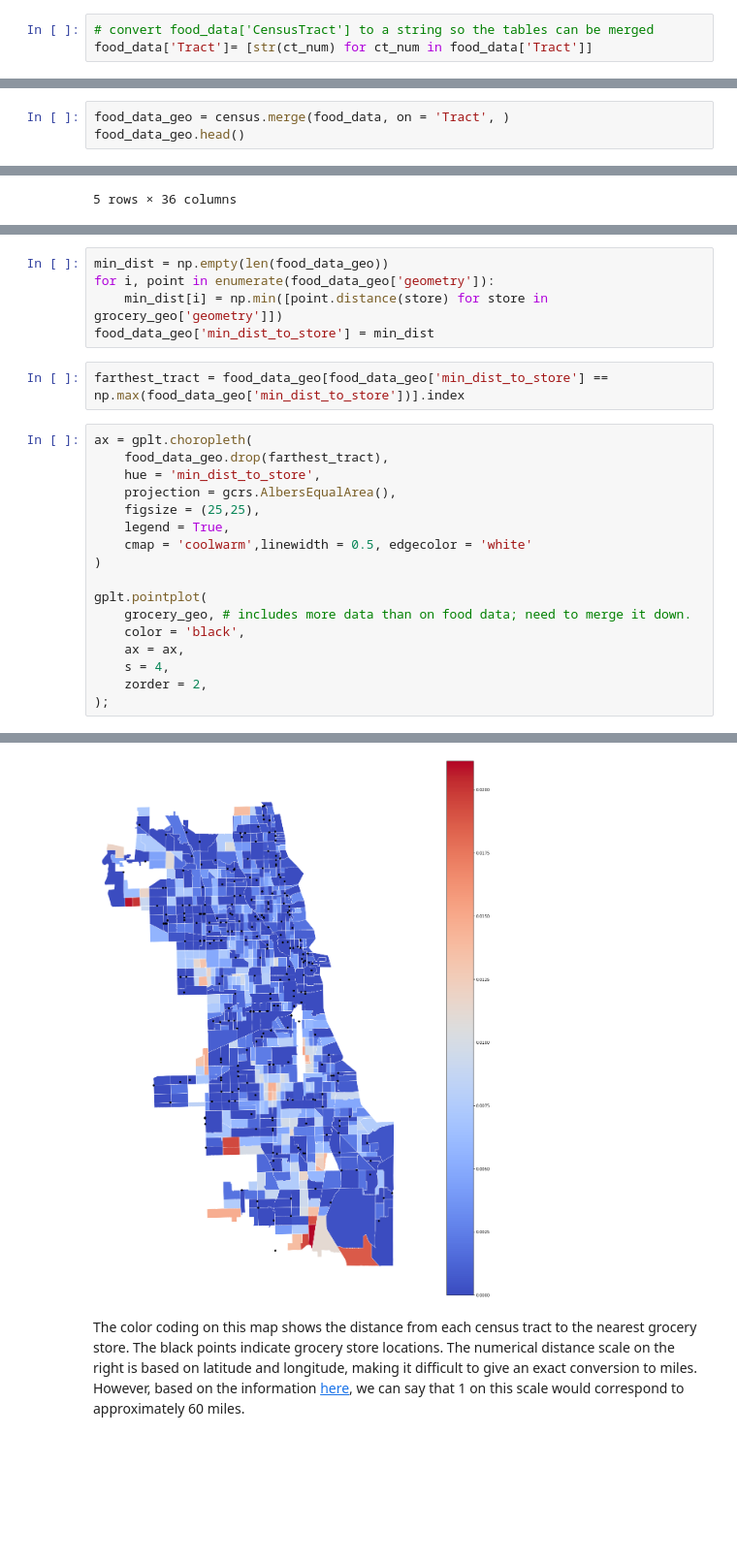
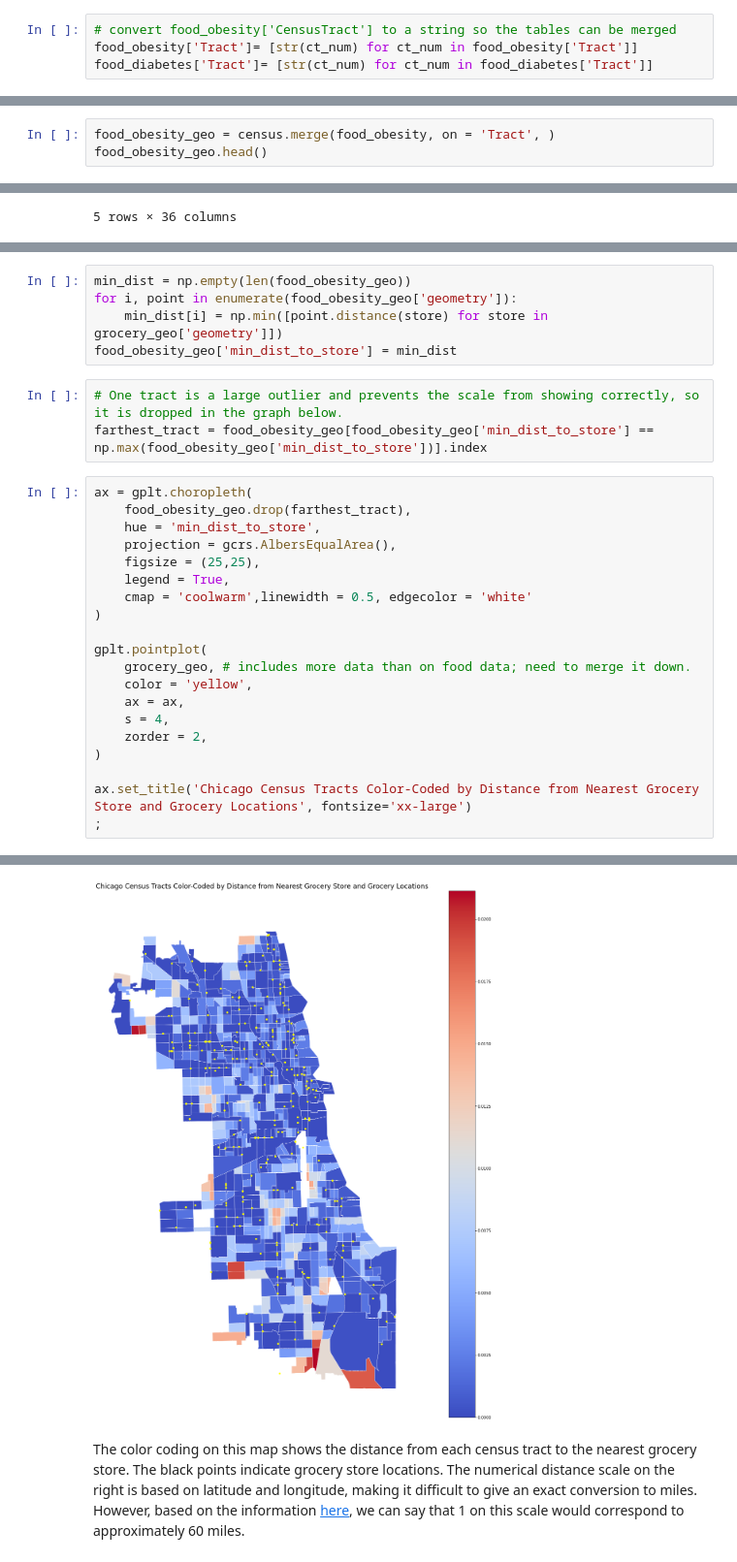
Before and after one commit to kathysimon99/food_deserts_chicago, a Jupyter notebook: create_visuals_geopandas.ipynb, the cells around one changed output, grey strips where cells are left out. Shown at 97% size. Cells and saved outputs as stored; diff of their text form; blank space fills up the shorter version.

```diff
--- a/create_visuals_geopandas.ipynb
+++ b/create_visuals_geopandas.ipynb
@@ -109,6 +113,7 @@ Index(['Tract', 'Pop2010', 'OHU2010', 'GroupQuartersFlag', 'NUMGQTRS',
        'Community Area', 'HCSOBP_2016-2018'],
       dtype='object')
 # %%
-# convert food_data['CensusTract'] to a string so the tables can be merged
-food_data['Tract']= [str(ct_num) for ct_num in food_data['Tract']]
+# convert food_obesity['CensusTract'] to a string so the tables can be merged
+food_obesity['Tract']= [str(ct_num) for ct_num in food_obesity['Tract']]
+food_diabetes['Tract']= [str(ct_num) for ct_num in food_diabetes['Tract']]
 # %%
@@ -172,8 +144,8 @@ food_data_map.drop(columns = 'geometry').to_csv('./data/food_data_map.csv')
 # )
 # ;
 # %%
-food_data_geo = census.merge(food_data, on = 'Tract', )
-food_data_geo.head()
+food_obesity_geo = census.merge(food_obesity, on = 'Tract', )
+food_obesity_geo.head()
 # %% [output]
 |  | Tract | geometry | Pop2010 | OHU2010 | GroupQuartersFlag | NUMGQTRS | PCTGQTRS | LILATracts_1And10 | ... |
 | 0 | 17031840300 | POLYGON ((-87.68608 41.82296, -87... | 3950 | 1173 | 0 | 0.0 | 0.00 | 0 | ... |
@@ -218,13 +208,14 @@ The code below calculates the distance to the grocery store nearest to each cens
 # %%
-min_dist = np.empty(len(food_data_geo))
-for i, point in enumerate(food_data_geo['geometry']):
+min_dist = np.empty(len(food_obesity_geo))
+for i, point in enumerate(food_obesity_geo['geometry']):
     min_dist[i] = np.min([point.distance(store) for store in grocery_geo['geometry']])
-food_data_geo['min_dist_to_store'] = min_dist
+food_obesity_geo['min_dist_to_store'] = min_dist
 # %%
-farthest_tract = food_data_geo[food_data_geo['min_dist_to_store'] == np.max(food_data_geo['min_dist_to_store'])].index
+# One tract is a large outlier and prevents the scale from showing correctly, so it is dropped in the graph below.
+farthest_tract = food_obesity_geo[food_obesity_geo['min_dist_to_store'] == np.max(food_obesity_geo['min_dist_to_store'])].index
 # %%
 ax = gplt.choropleth(
-    food_data_geo.drop(farthest_tract),
+    food_obesity_geo.drop(farthest_tract),
     hue = 'min_dist_to_store',
     projection = gcrs.AlbersEqualArea(),
     figsize = (25,25),
@@ -234,9 +225,12 @@ ax = gplt.choropleth(
 
 gplt.pointplot(
     grocery_geo, # includes more data than on food data; need to merge it down.
-    color = 'black',
+    color = 'yellow',
     ax = ax,
     s = 4,
     zorder = 2,
-);
+)
+
+ax.set_title('Chicago Census Tracts Color-Coded by Distance from Nearest Grocery Store and Grocery Locations', fontsize='xx-large')
+;
 # %% [output]
@@ -243,3 +238,3 @@ gplt.pointplot(
-[figure, old version]
+[figure, new version]
 # %% [markdown]
 The color coding on this map shows the distance from each census tract to the nearest grocery store.  The black points indicate grocery store locations.  The numerical distance scale on the right is based on latitude and longitude, making it difficult to give an exact conversion to miles.  However, based on the information [here](https://www.usgs.gov/faqs/how-much-distance-does-a-degree-minute-and-second-cover-your-maps?qt-news_science_products=0#qt-news_science_products), we can say that 1 on this scale would correspond to approximately 60 miles.
```
Also changed, not shown: parts of 31 cells of this notebook, 1 other file.
